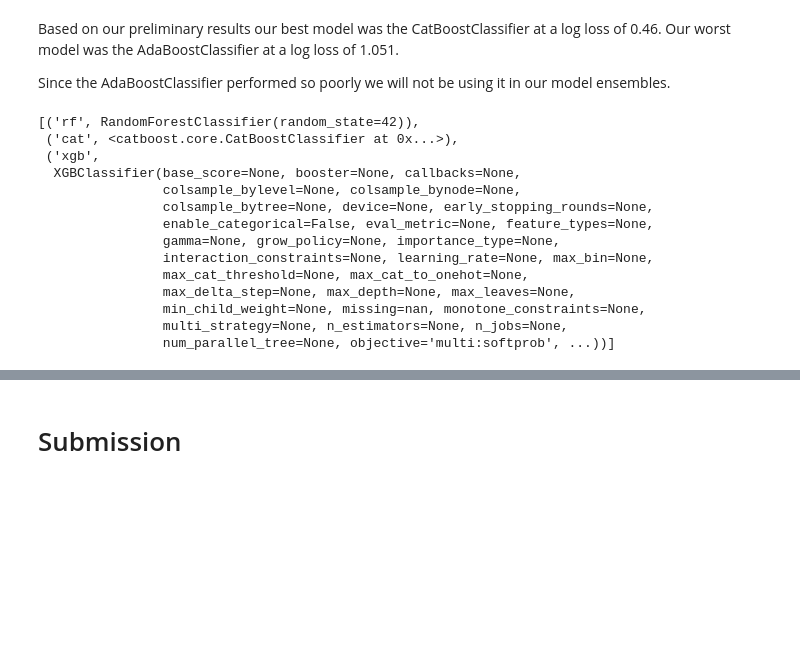
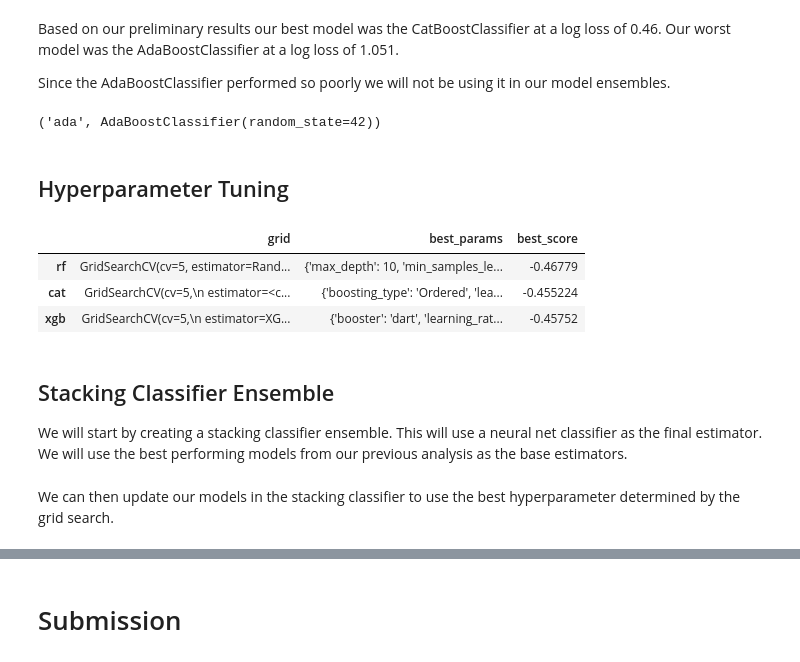
Before and after one commit to Mattcalcaterra/cirrhosisPredicitonsComp, a Jupyter notebook: cirrhosisAnalysis.ipynb, the cells around one changed output, grey strips where cells are left out. Drawn from its saved outputs; the diff is of its cells as text; code cells hidden in the pictures; blank space fills up the shorter version.

Commit message:
Trained Model and Created Submission
A stacking classifier ensemble and a voting classifier were trained and a new prediction was created and submitted to the competition

```diff
--- a/cirrhosisAnalysis.ipynb
+++ b/cirrhosisAnalysis.ipynb
@@ -249,6 +254,9 @@ X_prep = preprocess.fit_transform(X)
 We can make a function which we can use to test each of base models using a stratified kfold cross validation. This will allow us to get a better idea of how each model performs on our dataset. We will also be able to see how the models perform on different splits of the data.
 # %%
 def test_model(model, model_name, X, y):
+    """
+    Test a model using cross validation and return the average log loss score, and the trained model
+    """
     cv = StratifiedKFold(n_splits=5, shuffle=True, random_state=42)
     scores = []
     models = []
@@ -341,20 +315,54 @@ Based on our preliminary results our best model was the CatBoostClassifier at a
 Since the AdaBoostClassifier performed so poorly we will not be using it in our model ensembles.
 # %%
 best_models.pop(1)
-best_models
 # %% [output]
-[('rf', RandomForestClassifier(random_state=42)),
- ('cat', <catboost.core.CatBoostClassifier at 0x...>),
- ('xgb',
-  XGBClassifier(base_score=None, booster=None, callbacks=None,
-                colsample_bylevel=None, colsample_bynode=None,
-                colsample_bytree=None, device=None, early_stopping_rounds=None,
-                enable_categorical=False, eval_metric=None, feature_types=None,
-                gamma=None, grow_policy=None, importance_type=None,
-                interaction_constraints=None, learning_rate=None, max_bin=None,
-                max_cat_threshold=None, max_cat_to_onehot=None,
-                max_delta_step=None, max_depth=None, max_leaves=None,
-                min_child_weight=None, missing=nan, monotone_constraints=None,
-                multi_strategy=None, n_estimators=None, n_jobs=None,
-                num_parallel_tree=None, objective='multi:softprob', ...))]
+('ada', AdaBoostClassifier(random_state=42))
+# %% [markdown]
+## Hyperparameter Tuning
+# %%
+# Hyperparameter dictionary with parameters for each model
+param_grid = {
+    "rf": {
+        "n_estimators": [100, 200, 300],
+        "max_depth": [3, 5, 10],
+        "min_samples_leaf": [1, 2, 4],
+    },
+    "xgb": {
+        "booster": ["gbtree", "gblinear", "dart"],
+        "learning_rate": [0.01, 0.1, 0.3],
+    },
+    "cat": {
+        "boosting_type": ["Ordered", "Plain"],
+        "learning_rate": [0.01, 0.1, 0.3],
+    },
+}
+# %%
+tuning_results = {}  # Create a dictionary to store our results
+
+# Initialize our grid search
+for model in best_models:
+    # Establish our gridsearch with each model
+    grid = GridSearchCV(
+        model[1], param_grid[model[0]], scoring="neg_log_loss", cv=5, n_jobs=-1
+    )
+    # Fit our gridsearch
+    grid.fit(X_prep, y)
+    # Store the results in a dictionary
+    tuning_results[model[0]] = {}
+    tuning_results[model[0]]["grid"] = grid
+    tuning_results[model[0]]["best_params"] = grid.best_params_
+    tuning_results[model[0]]["best_score"] = grid.best_score_
+# %%
+# Put results into a dataframe
+tuning_results_df = pd.DataFrame(tuning_results).T
+tuning_results_df
+# %% [output]
+|  | grid | best_params | best_score |
+| rf | GridSearchCV(cv=5, estimator=Rand... | {'max_depth': 10, 'min_samples_le... | -0.46779 |
+| cat | GridSearchCV(cv=5,\n estimator=<c... | {'boosting_type': 'Ordered', 'lea... | -0.455224 |
+| xgb | GridSearchCV(cv=5,\n estimator=XG... | {'booster': 'dart', 'learning_rat... | -0.45752 |
+# %% [markdown]
+## Stacking Classifier Ensemble
+
+We will start by creating a stacking classifier ensemble. This will use a neural net classifier as the final estimator. We will use the best performing models from our previous analysis as the base estimators.
 # %%
@@ -361 +370,3 @@ best_models
 stk = StackingClassifier(estimators=best_models, cv=5, final_estimator=mlp)
+# %% [markdown]
+We can then update our models in the stacking classifier to use the best hyperparameter determined by the grid search.
```
Also changed, not shown: parts of 16 cells of this notebook, 22 other files.
